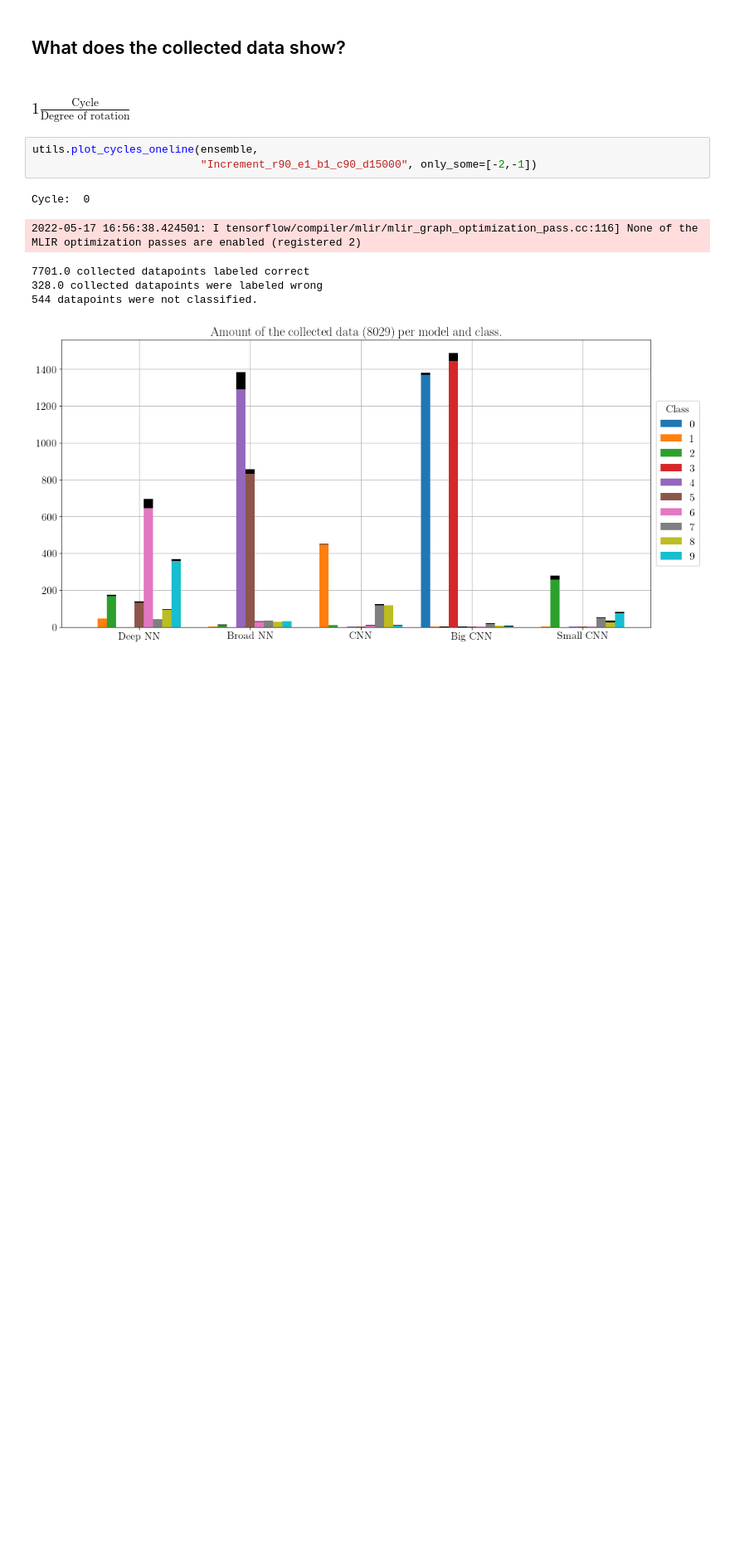
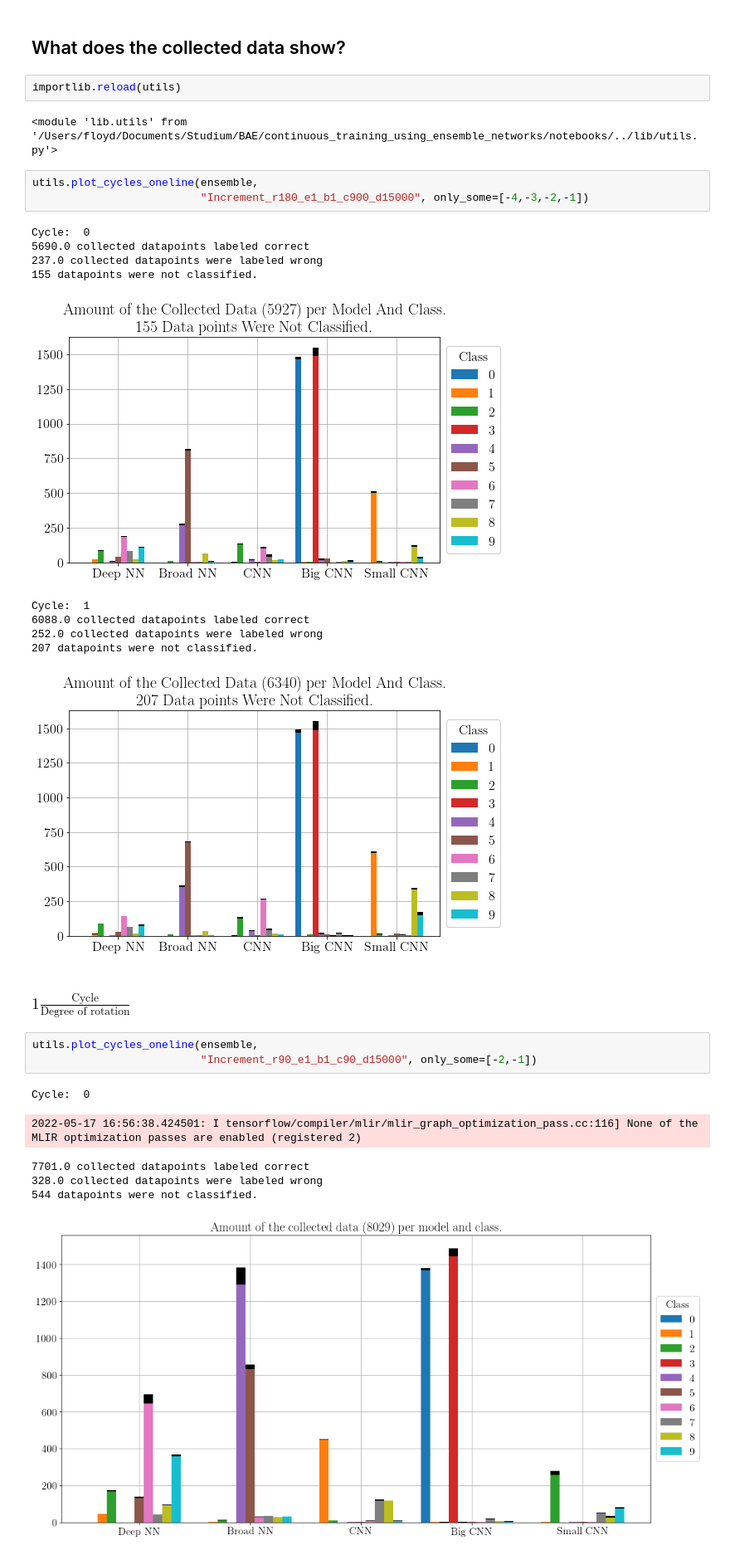
Before and after one commit to fheitzer/BAThesis-code, a Jupyter notebook: notebooks/Experimenting with the method Framework.ipynb, the cells around one changed output. Shown at 83% size. Drawn from its saved outputs; the diff is of its cells as text; blank space fills up the shorter version.

```diff
--- a/notebooks/Experimenting with the method Framework.ipynb
+++ b/notebooks/Experimenting with the method Framework.ipynb
@@ -132,5 +139,23 @@ utils.plot_multiple_ensemble_accuracies(["accthresh_e1_b1_c180_t0.9_d10000"], wh
 # %% [markdown]
 ## What does the collected data show?
+# %%
+importlib.reload(utils)
+# %% [output]
+<module 'lib.utils' from '/Users/floyd/Documents/Studium/BAE/continuous_training_using_ensemble_networks/notebooks/../lib/utils.py'>
+# %%
+utils.plot_cycles_oneline(ensemble,
+                          "Increment_r180_e1_b1_c900_d15000", only_some=[-4,-3,-2,-1])
+# %% [output]
+Cycle:  0
+5690.0 collected datapoints labeled correct
+237.0 collected datapoints were labeled wrong
+155 datapoints were not classified.
+[figure, added]
+Cycle:  1
+6088.0 collected datapoints labeled correct
+252.0 collected datapoints were labeled wrong
+207 datapoints were not classified.
+[figure, added]
 # %% [markdown]
 ### $1 \frac{\text{Cycle}}{\text{Degree of rotation}}$
 # %%
```
Also changed, not shown: parts of 11 cells of this notebook, 26 other files.
